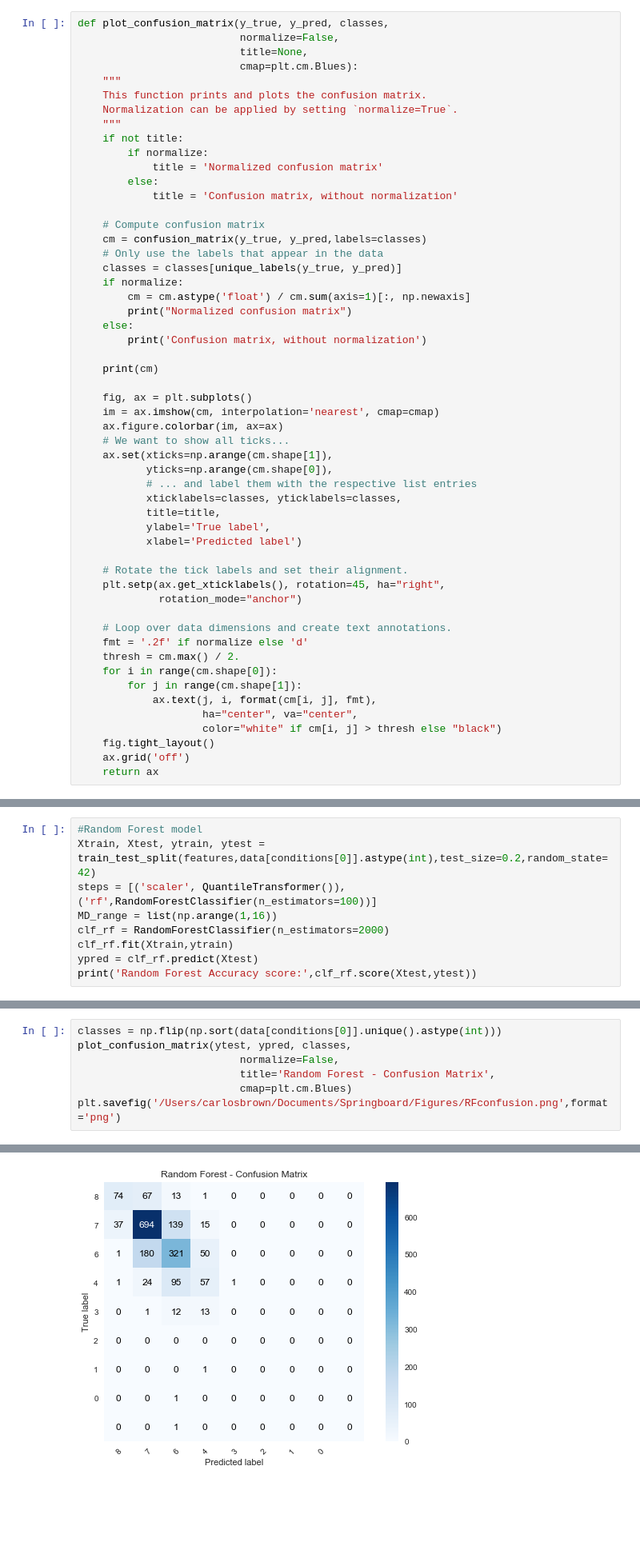
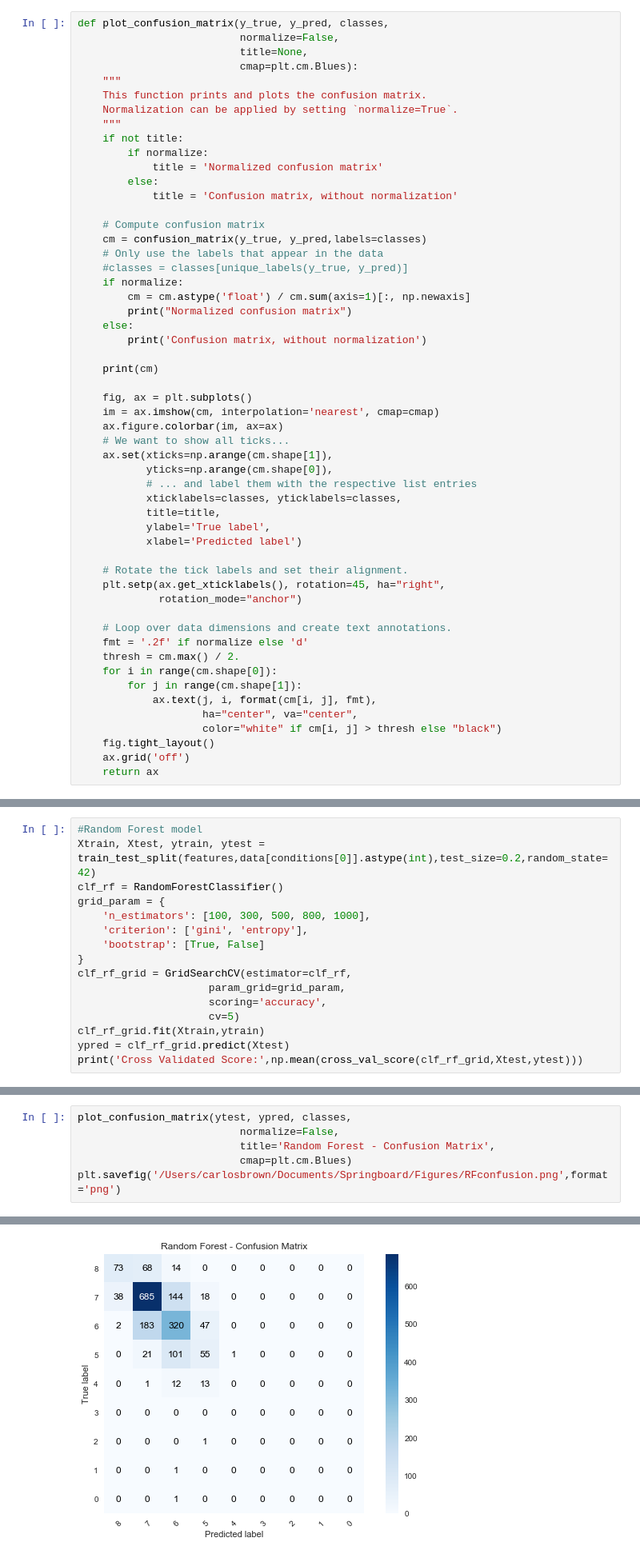
Before and after one commit to carlosbrown2/Springboard, a Jupyter notebook: Capstone Project 1/Capstone Project 1.ipynb, the cells around one changed output, grey strips where cells are left out. Shown at 80% size. Drawn from its saved outputs; the diff is of its cells as text; blank space fills up the shorter version.

Commit message:
Added Cross Validation Scores to each model

```diff
--- a/Capstone Project 1/Capstone Project 1.ipynb
+++ b/Capstone Project 1/Capstone Project 1.ipynb
@@ -118,7 +118,7 @@ def plot_confusion_matrix(y_true, y_pred, classes,
     # Compute confusion matrix
     cm = confusion_matrix(y_true, y_pred,labels=classes)
     # Only use the labels that appear in the data
-    classes = classes[unique_labels(y_true, y_pred)]
+    #classes = classes[unique_labels(y_true, y_pred)]
     if normalize:
         cm = cm.astype('float') / cm.sum(axis=1)[:, np.newaxis]
         print("Normalized confusion matrix")
@@ -1025,10 +1024,17 @@ Passing one of 'on', 'true', 'off', 'false' as a boolean is deprecated; use an a
 # %%
 #Random Forest model
 Xtrain, Xtest, ytrain, ytest = train_test_split(features,data[conditions[0]].astype(int),test_size=0.2,random_state=42)
-steps = [('scaler', QuantileTransformer()),('rf',RandomForestClassifier(n_estimators=100))]
-MD_range = list(np.arange(1,16))
-clf_rf = RandomForestClassifier(n_estimators=2000)
-clf_rf.fit(Xtrain,ytrain)
-ypred = clf_rf.predict(Xtest)
-print('Random Forest Accuracy score:',clf_rf.score(Xtest,ytest))
+clf_rf = RandomForestClassifier()
+grid_param = {
+    'n_estimators': [100, 300, 500, 800, 1000],
+    'criterion': ['gini', 'entropy'],
+    'bootstrap': [True, False]
+}
+clf_rf_grid = GridSearchCV(estimator=clf_rf,
+                     param_grid=grid_param,
+                     scoring='accuracy',
+                     cv=5)
+clf_rf_grid.fit(Xtrain,ytrain)
+ypred = clf_rf_grid.predict(Xtest)
+print('Cross Validated Score:',np.mean(cross_val_score(clf_rf_grid,Xtest,ytest)))
 # %% [output]
@@ -1036,5 +1046,4 @@ Random Forest Accuracy score: 0.6370205669816564
 # %%
-classes = np.flip(np.sort(data[conditions[0]].unique().astype(int)))
 plot_confusion_matrix(ytest, ypred, classes,
                           normalize=False,
                           title='Random Forest - Confusion Matrix',
@@ -1049,10 +1058,10 @@ Confusion matrix, without normalization
  [  0   1  12  13   0   0   0   0   0]
  [  0   0   0   0   0   0   0   0   0]
  [  0   0   0   1   0   0   0   0   0]
  [  0   0   1   0   0   0   0   0   0]
  [  0   0   1   0   0   0   0   0   0]]
 Passing one of 'on', 'true', 'off', 'false' as a boolean is deprecated; use an actual boolean (True/False) instead.
   warn_deprecated("2.2", "Passing one of 'on', 'true', 'off', 'false' as a "
-[figure, old version]
+[figure, new version]
 # %%
 #Print Feature Importances for Random Forest model
```
Also changed, not shown: parts of 24 cells of this notebook.
